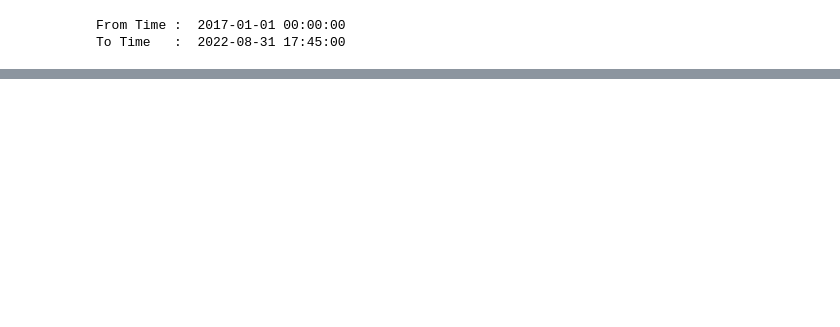
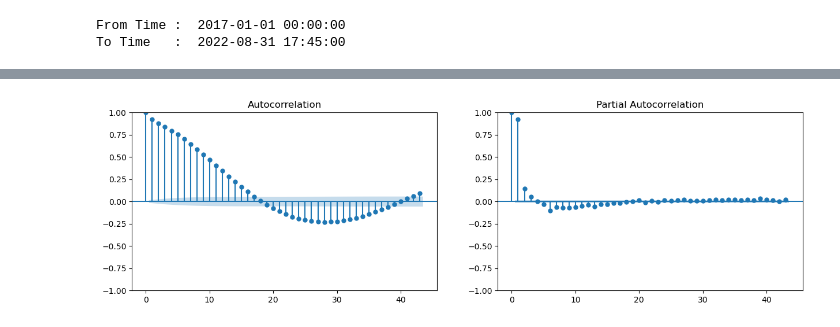
Before and after one commit to eloiiiseyu/Projects, a Jupyter notebook: Renewable Energy Project.ipynb, the cells around one changed output, grey strips where cells are left out. Cells and saved outputs as stored; diff of their text form; code cells hidden in the pictures; blank space fills up the shorter version.

Commit message:
arima analysis added

```diff
--- a/Renewable Energy Project.ipynb
+++ b/Renewable Energy Project.ipynb
@@ -298,7 +308,7 @@ From Time :  2017-01-01 00:00:00
 To Time   :  2022-08-31 17:45:00
 # %%
 #create dataset by year
-df1 = energy_data[['Time','Energy delta[Wh]']].copy('Deep')
+df1 = energy_data[['Time','Energy delta[Wh]','GHI']].copy('Deep')
 df1.set_index('Time', inplace=True)
 df_2017 = df1['2017-01-01':'2017-12-31']
 df_2018 = df1['2018-01-01':'2018-12-31']
@@ -325,0 +336,16 @@ Time
+# %%
+#Stationarity Check - 2017 for example - yes, time series is stationary
+data = df_2017[['Energy delta[Wh]', 'GHI']].copy()
+
+# Test for stationarity of the 'Energy delta[Wh]' column
+def test_stationarity(timeseries):
+    # Perform Dickey-Fuller test:
+    print('Results of Dickey-Fuller Test:')
+    dftest = adfuller(timeseries, autolag='AIC')
+    dfoutput = pd.Series(dftest[0:4], index=['Test Statistic','p-value','#Lags Used','Number of Observations Used'])
+    for key, value in dftest[4].items():
+        dfoutput['Critical Value (%s)' % key] = value
+    print(dfoutput)
+
+# Apply stationarity test
+test_stationarity(data['Energy delta[Wh]'])
@@ -325,0 +362,9 @@ Time
+# %%
+#Determine ARIMA Parameters (p, d, q)
+# Plot ACF and PACF
+fig, axes = plt.subplots(1, 2, figsize=(15, 4))
+plot_acf(data['Energy delta[Wh]'].dropna(), ax=axes[0])  # ACF for q
+plot_pacf(data['Energy delta[Wh]'].dropna(), ax=axes[1], method='ywm')  # PACF for p
+plt.show()
+# %% [output]
+[figure, added]
```
Also changed, not shown: parts of 17 cells of this notebook.
